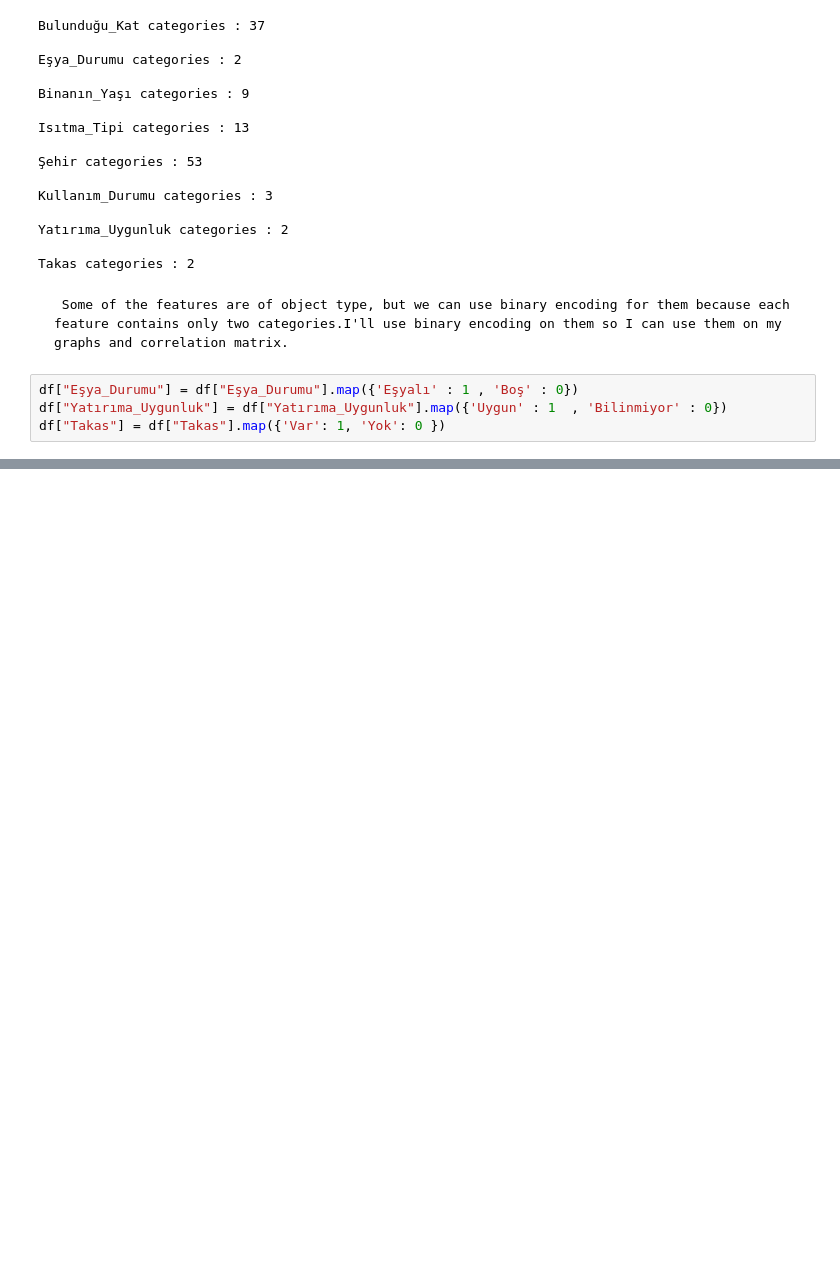
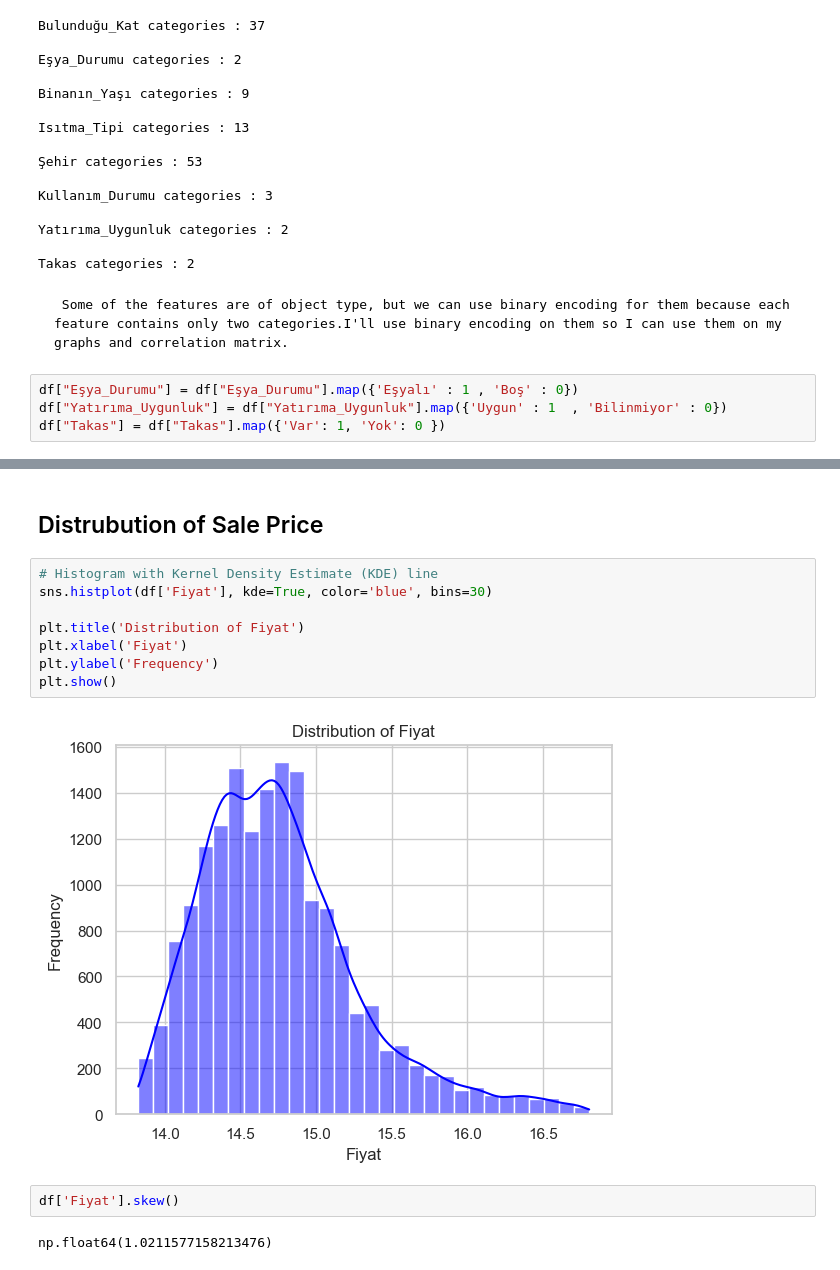
Before and after one commit to SudeKaraca228/turkiye-house-price-prediction, a Jupyter notebook: notebooks/EDA.ipynb, the cells around one changed output, grey strips where cells are left out. Drawn from its saved outputs; the diff is of its cells as text; blank space fills up the shorter version.

```diff
--- a/notebooks/EDA.ipynb
+++ b/notebooks/EDA.ipynb
@@ -118,0 +80,16 @@ sns.heatmap(numeric_df.corr(), annot=True, cmap="coolwarm")
+# %% [markdown]
+## Distrubution of Sale Price
+# %%
+# Histogram with Kernel Density Estimate (KDE) line
+sns.histplot(df['Fiyat'], kde=True, color='blue', bins=30)
+
+plt.title('Distribution of Fiyat')
+plt.xlabel('Fiyat')
+plt.ylabel('Frequency')
+plt.show()
+# %% [output]
+[figure, added]
+# %%
+df['Fiyat'].skew()
+# %% [output]
+np.float64(1.0211577158213476)
```
Also changed, not shown: parts of 30 cells of this notebook, 1 other file.
